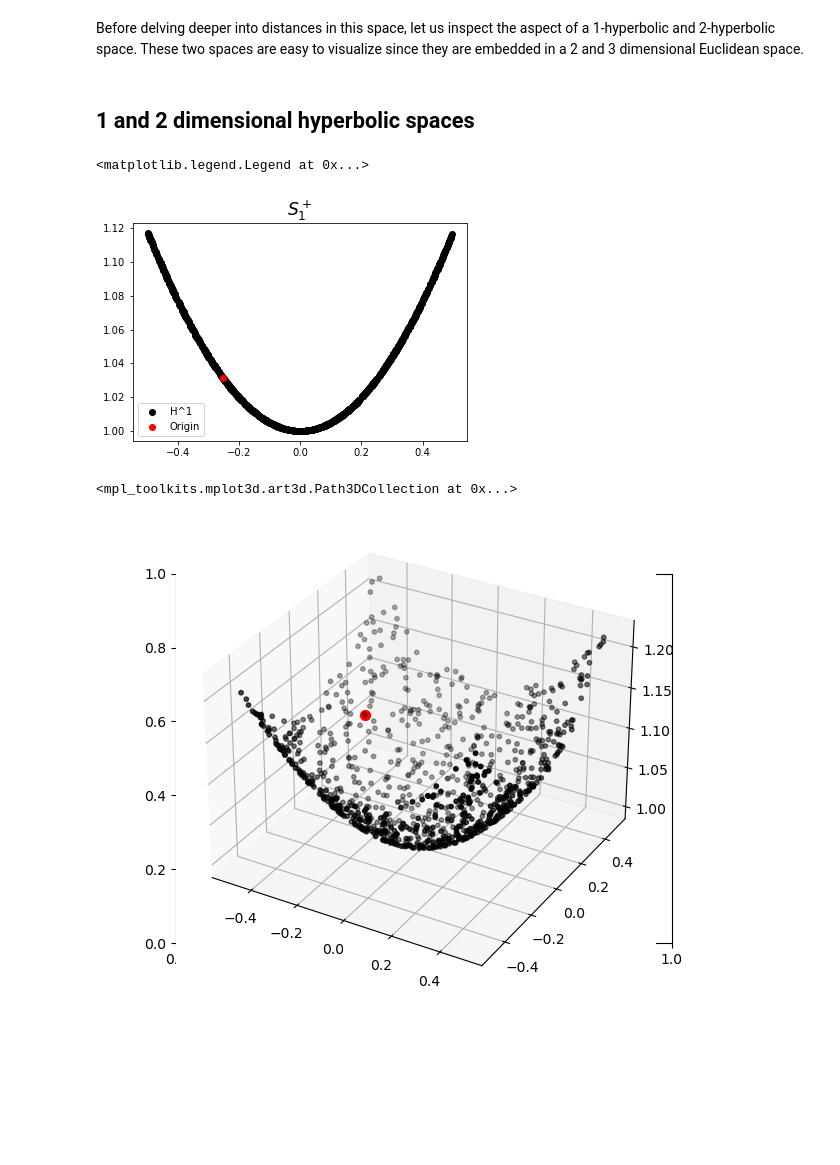
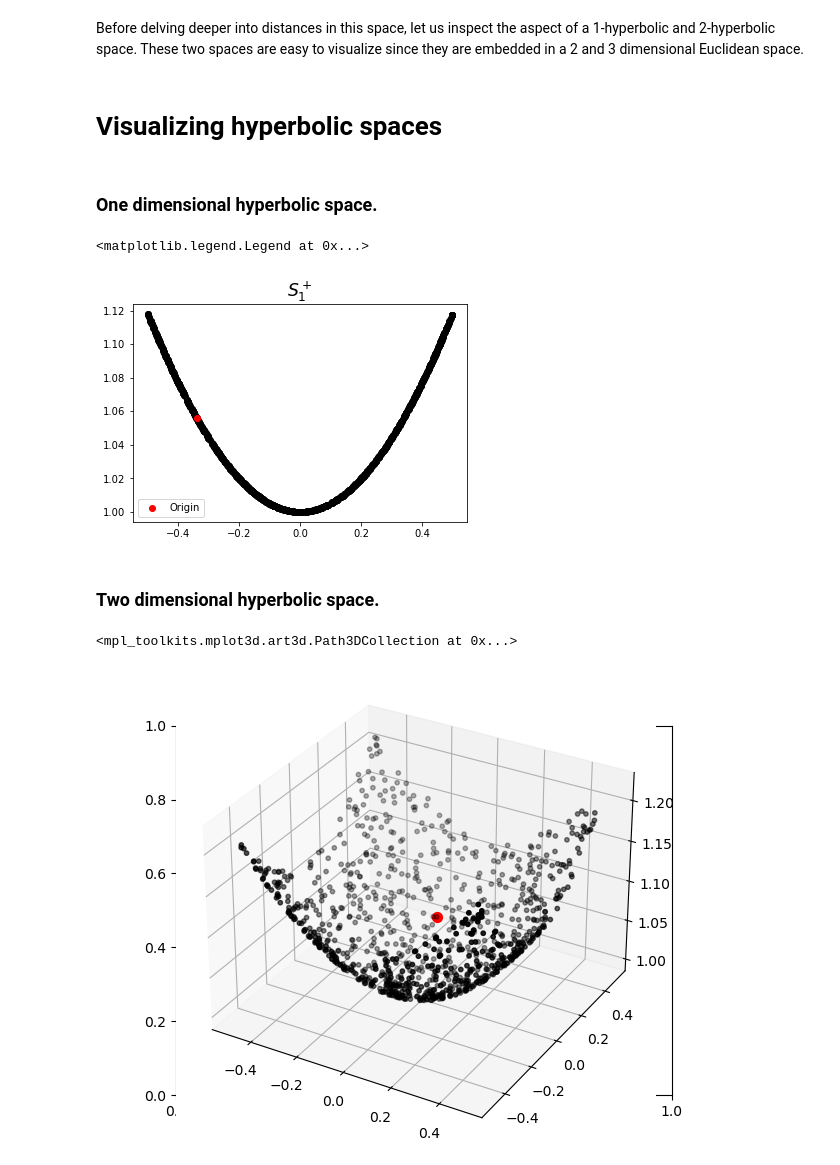
Before and after one commit to ed-ortizm/topological-curse-of-dimensionality, a Jupyter notebook: hyperbolic.ipynb, the cells around one changed output. Cells and saved outputs as stored; diff of their text form; code cells hidden in the pictures; blank space fills up the shorter version.

```diff
--- a/hyperbolic.ipynb
+++ b/hyperbolic.ipynb
@@ -41,10 +42,12 @@ save_plots_to = f"{work_directory}/images"
 if os.path.exists(save_plots_to) is False:
     os.makedirs(save_plots_to)
 # %% [markdown]
-## 1 and 2 dimensional hyperbolic spaces
+# Visualizing hyperbolic spaces
 # %%
 # number of random points to generate in the hyperbolic space
 N = 1_000
+# %% [markdown]
+### One dimensional hyperbolic space.
 # %%
 S_1 = random_points_hyperbolic(n=1, N=N)
 origin = S_1[np.random.randint(0, N)].reshape(1, -1)
@@ -53,34 +56,36 @@ origin = S_1[np.random.randint(0, N)].reshape(1, -1)
 fig, ax = plt.subplots(figsize=None)
 
 ax.set_title("$S_1^+$", fontsize="xx-large")
-ax.scatter(S_1[:, 1], S_1[:, 0], color="black", label="H^1")
+ax.scatter(S_1[:, 1], S_1[:, 0], color="black")
 ax.scatter(origin[:, 1], origin[:, 0], color="red", label="Origin")
 ax.legend()
 # fig.savefig(f"{save_plots_to}/1_hyperbolic_space.png")
 # %% [output]
 <matplotlib.legend.Legend at 0x...>
-[figure, old version]
+[figure, new version]
+# %% [markdown]
+### Two dimensional hyperbolic space.
 # %%
 S_2 = random_points_hyperbolic(n=2, N=N)
 origin = S_2[np.random.randint(0, N)].reshape(1, -1)
 
 %matplotlib widget
 fig, tmp = plt.subplots(
     figsize=None,
 )
 ax = Axes3D(fig=fig, auto_add_to_figure=False)
 fig.add_axes(ax)
 
 ax.set_title("$S_2^+$", fontsize="xx-large")
 ax.scatter(
     S_2[:, 2], S_2[:, 1], S_2[:, 0],
-    color="black", label="$S_2^+$", s=10
+    color="black", s=10
 )
 ax.scatter(
     origin[:, 2], origin[:, 1], origin[:, 0],
     color="red", label="Origin",
     s=50
 )
 # %% [output]
 <mpl_toolkits.mplot3d.art3d.Path3DCollection at 0x...>
-[figure, old version]
+[figure, new version]
```
Also changed, not shown: parts of 3 cells of this notebook.
